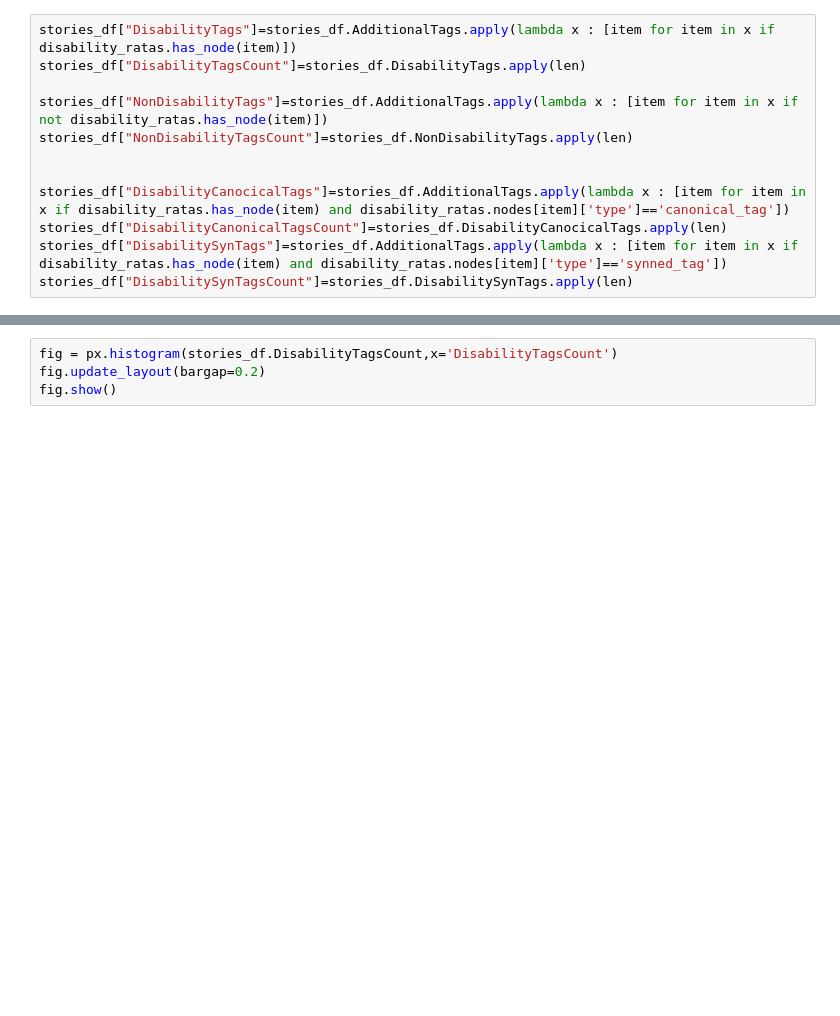
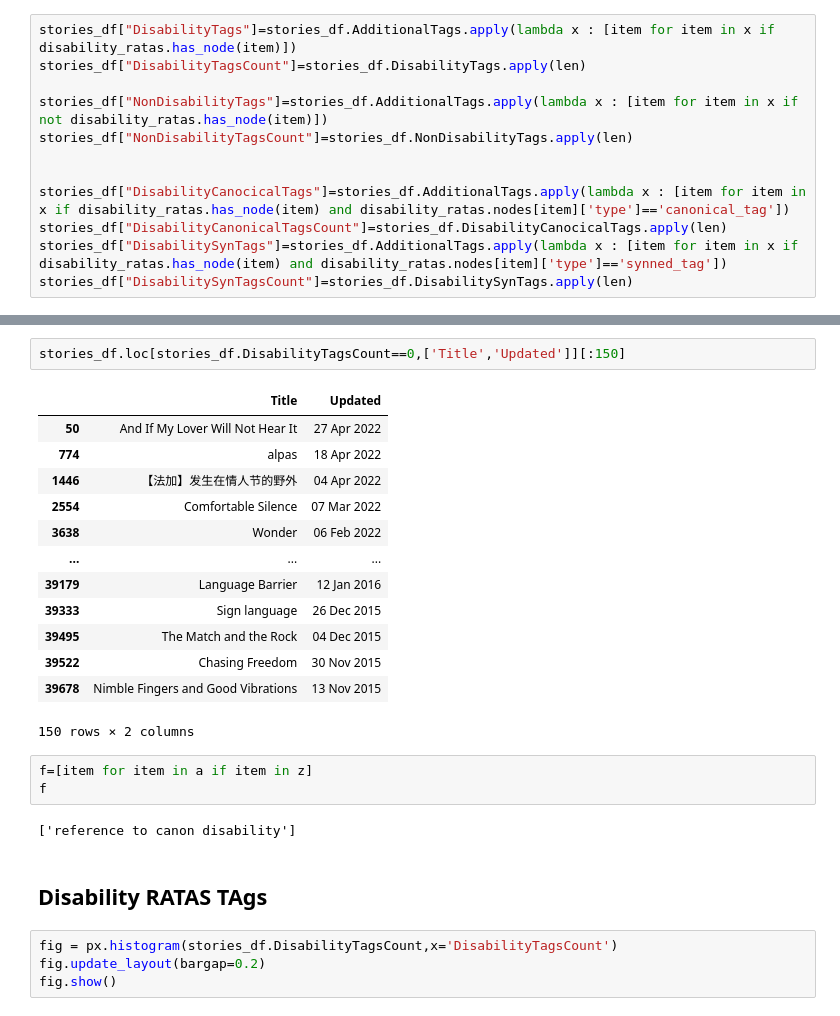
Before and after one commit to EliasBestard/AO3Analyser, a Jupyter notebook: diability_study.ipynb, the cells around one changed output, grey strips where cells are left out. Cells and saved outputs as stored; diff of their text form; blank space fills up the shorter version.

```diff
--- a/diability_study.ipynb
+++ b/diability_study.ipynb
@@ -112,3 +132,26 @@ stories_df["DisabilitySynTagsCount"]=stories_df.DisabilitySynTags.apply(len)
+# %%
+stories_df.loc[stories_df.DisabilityTagsCount==0,['Title','Updated']][:150]
+# %% [output]
+|  | Title | Updated |
+| 50 | And If My Lover Will Not Hear It | 27 Apr 2022 |
+| 774 | alpas | 18 Apr 2022 |
+| 1446 | 【法加】发生在情人节的野外 | 04 Apr 2022 |
+| 2554 | Comfortable Silence | 07 Mar 2022 |
+| 3638 | Wonder | 06 Feb 2022 |
+| ... | ... | ... |
+| 39179 | Language Barrier | 12 Jan 2016 |
+| 39333 | Sign language | 26 Dec 2015 |
+| 39495 | The Match and the Rock | 04 Dec 2015 |
+| 39522 | Chasing Freedom | 30 Nov 2015 |
+| 39678 | Nimble Fingers and Good Vibrations | 13 Nov 2015 |
+150 rows × 2 columns
+# %%
+f=[item for item in a if item in z]
+f
+# %% [output]
+['reference to canon disability']
+# %% [markdown]
+## Disability RATAS TAgs
 # %%
 fig = px.histogram(stories_df.DisabilityTagsCount,x='DisabilityTagsCount')
 fig.update_layout(bargap=0.2)
```
Also changed, not shown: parts of 24 cells of this notebook, 43 other files.
